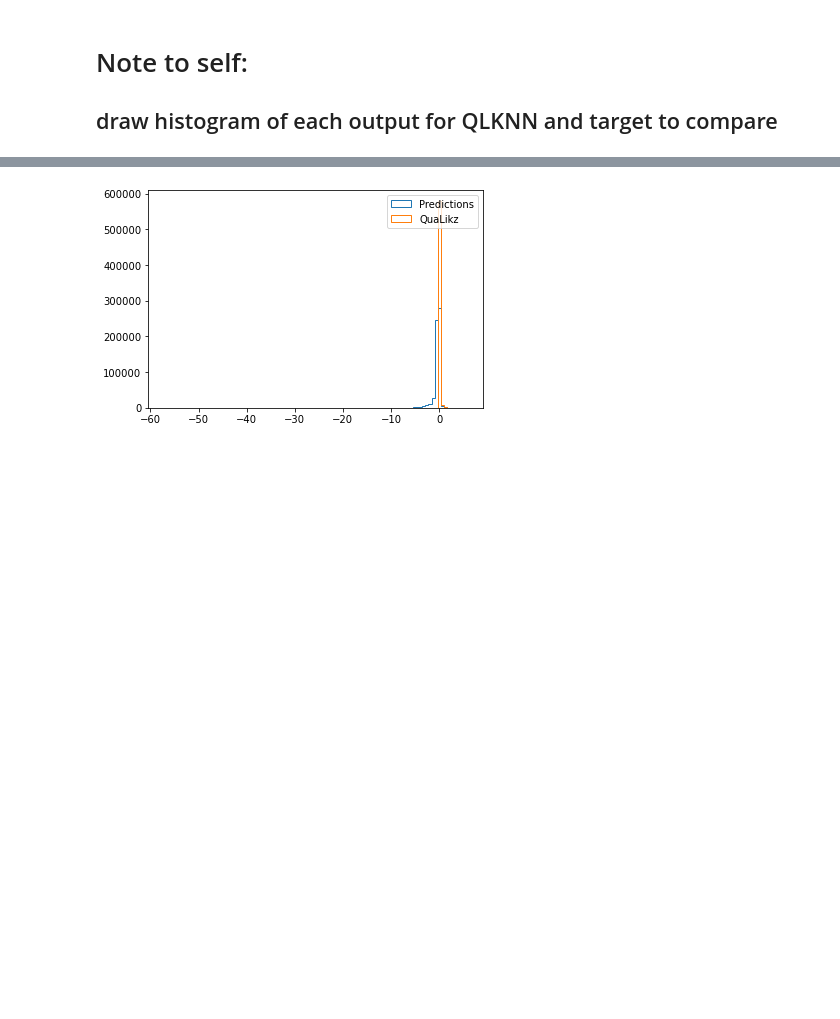
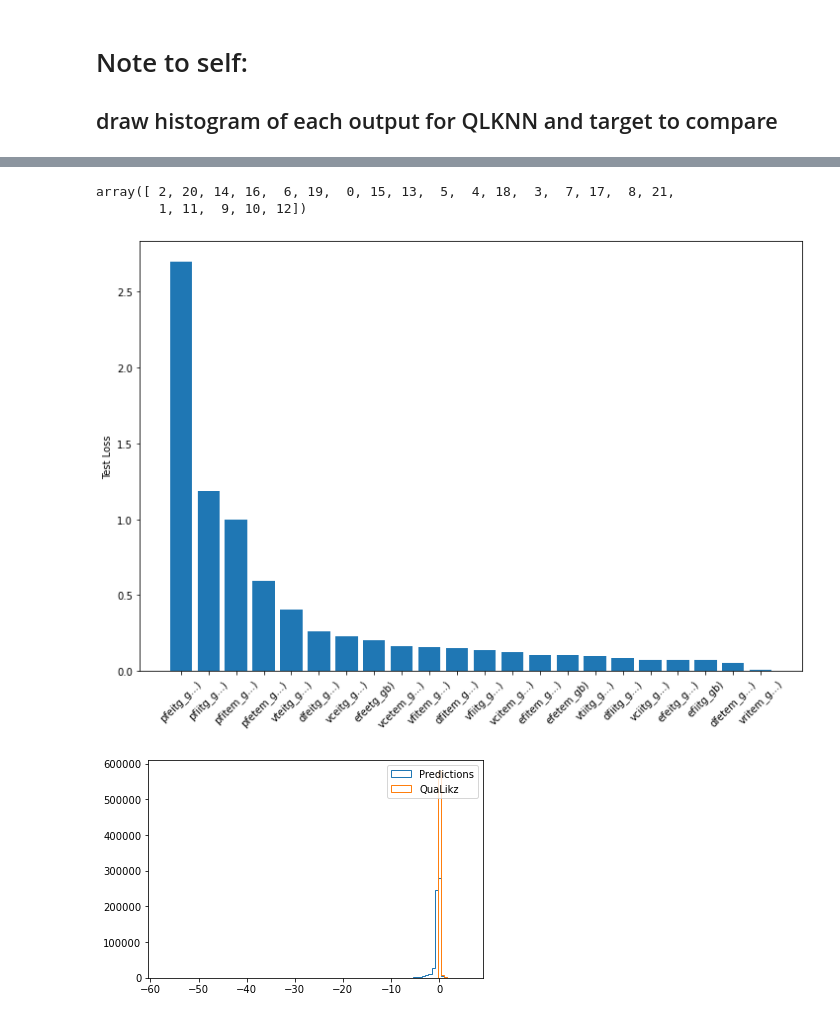
Before and after one commit to zcapjdb/UKAEAGroupProject, a Jupyter notebook: src/notebooks/RegressionOutputs.ipynb, the cells around one changed output, grey strips where cells are left out. Saved outputs shown, nothing was run; the diff lists cells and outputs as text; code cells hidden in the pictures; blank space fills up the shorter version.

```diff
--- a/src/notebooks/RegressionOutputs.ipynb
+++ b/src/notebooks/RegressionOutputs.ipynb
@@ -38,3 +22,39 @@ test_data.data
+# %%
+f = open("/share/rcifdata/jbarr/UKAEAGroupProject/data/test_loss_epoch_vs_step_chart_data")
+test_loss = json.load(f)
+f.close()
+# %%
+sort_idx
+# %% [output]
+array([ 2, 20, 14, 16,  6, 19,  0, 15, 13,  5,  4, 18,  3,  7, 17,  8, 21,
+        1, 11,  9, 10, 12])
+# %%
+labels = []
+out = []
+for test in test_loss:
+    experiment_name = test['name']
+    x = experiment_name.split('-')
+    labels.append(x[-1])
+    out.append(test['y'][0])
+
+x_points = np.arange(len(labels))
+
+out = np.array(out)
+sort_idx = np.argsort(np.array(out))[::-1]
+
+
+out = out[sort_idx]
+
+labels = np.array(labels)
+labels = labels[sort_idx]
+
+plt.figure(figsize = (12,8))
+plt.bar(x_points, out)
+plt.xticks(x_points, labels);
+plt.xticks(rotation = 45);
+plt.ylabel("Test Loss");
+# %% [output]
+[figure, added]
 # %%
 test_data_path = "../../data/QLKNN_test_data.pkl"
 
```
Also changed, not shown: parts of 3 cells of this notebook, 4 other files.
